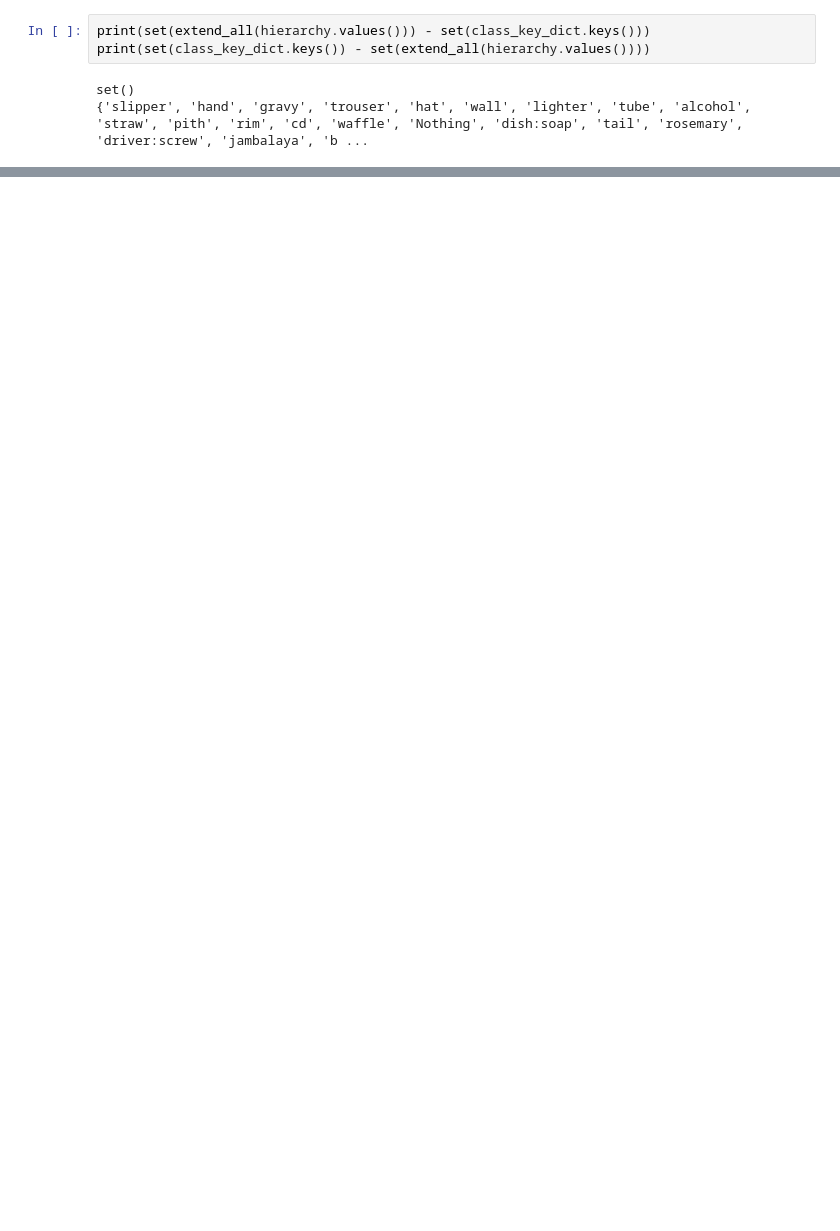
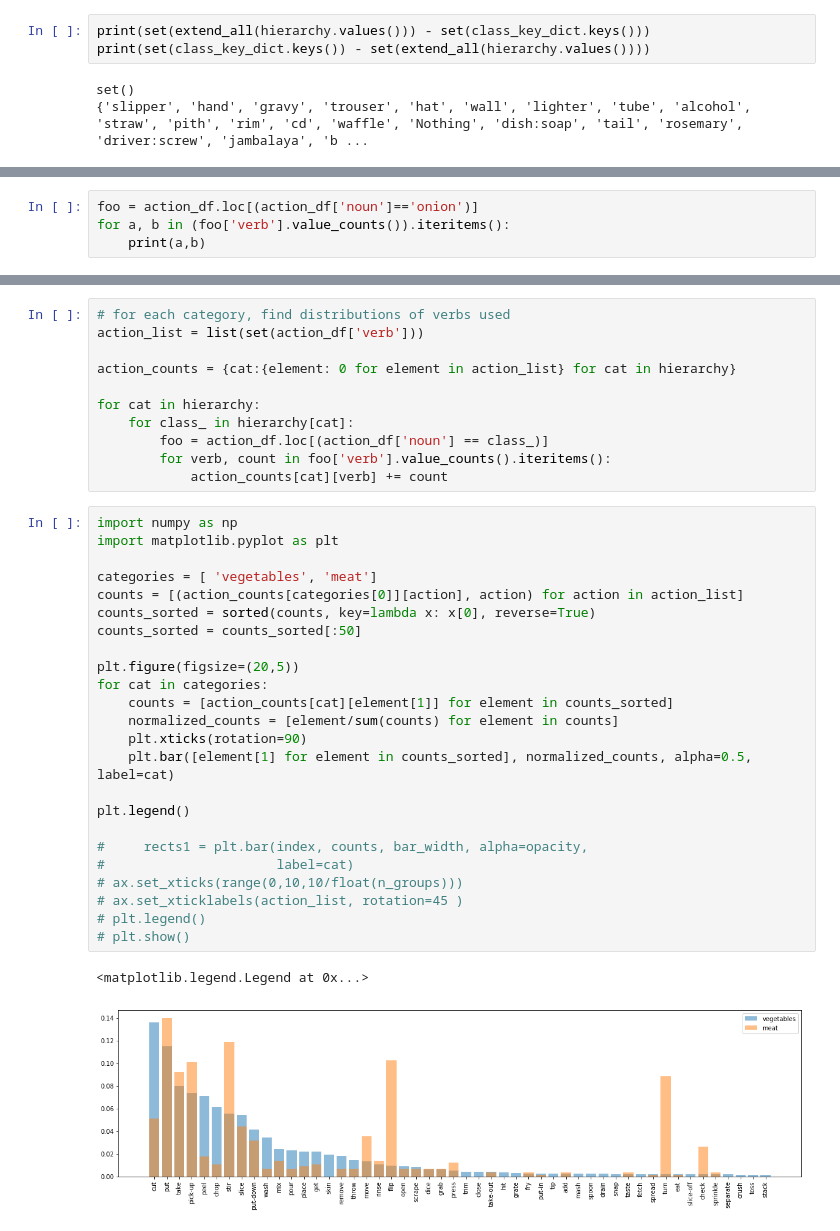
Before and after one commit to ianhuang0630/VidObjClassHierarchy, a Jupyter notebook: viz/viz_data/verb_noun_analysis.ipynb, the cells around one changed output, grey strips where cells are left out. Drawn from its saved outputs; the diff is of its cells as text; blank space fills up the shorter version.

Commit message:
visualizations

```diff
--- a/viz/viz_data/verb_noun_analysis.ipynb
+++ b/viz/viz_data/verb_noun_analysis.ipynb
@@ -147,0 +235,4 @@ set()
+# %%
+foo = action_df.loc[(action_df['noun']=='onion')]
+for a, b in (foo['verb'].value_counts()).iteritems():
+    print(a,b)
@@ -147,0 +257,38 @@ set()
+# %%
+# for each category, find distributions of verbs used
+action_list = list(set(action_df['verb']))
+
+action_counts = {cat:{element: 0 for element in action_list} for cat in hierarchy}
+
+for cat in hierarchy:
+    for class_ in hierarchy[cat]:
+        foo = action_df.loc[(action_df['noun'] == class_)]
+        for verb, count in foo['verb'].value_counts().iteritems():
+            action_counts[cat][verb] += count
+# %%
+import numpy as np
+import matplotlib.pyplot as plt
+
+categories = [ 'vegetables', 'meat']
+counts = [(action_counts[categories[0]][action], action) for action in action_list]
+counts_sorted = sorted(counts, key=lambda x: x[0], reverse=True)
+counts_sorted = counts_sorted[:50]
+
+plt.figure(figsize=(20,5))
+for cat in categories:
+    counts = [action_counts[cat][element[1]] for element in counts_sorted]
+    normalized_counts = [element/sum(counts) for element in counts]
+    plt.xticks(rotation=90)
+    plt.bar([element[1] for element in counts_sorted], normalized_counts, alpha=0.5, label=cat)
+
+plt.legend()
+
+#     rects1 = plt.bar(index, counts, bar_width, alpha=opacity,
+#                      label=cat)
+# ax.set_xticks(range(0,10,10/float(n_groups)))
+# ax.set_xticklabels(action_list, rotation=45 )
+# plt.legend()
+# plt.show()
+# %% [output]
+<matplotlib.legend.Legend at 0x...>
+[figure, added]
```
Also changed, not shown: parts of 7 cells of this notebook, 3 other files.
